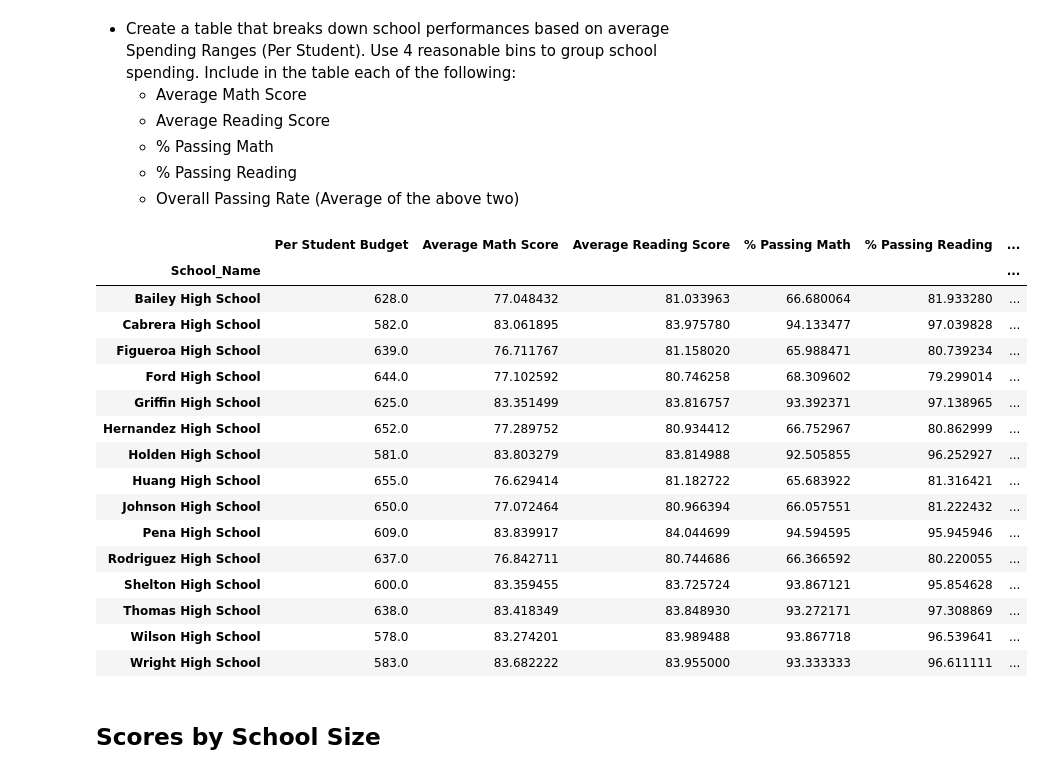
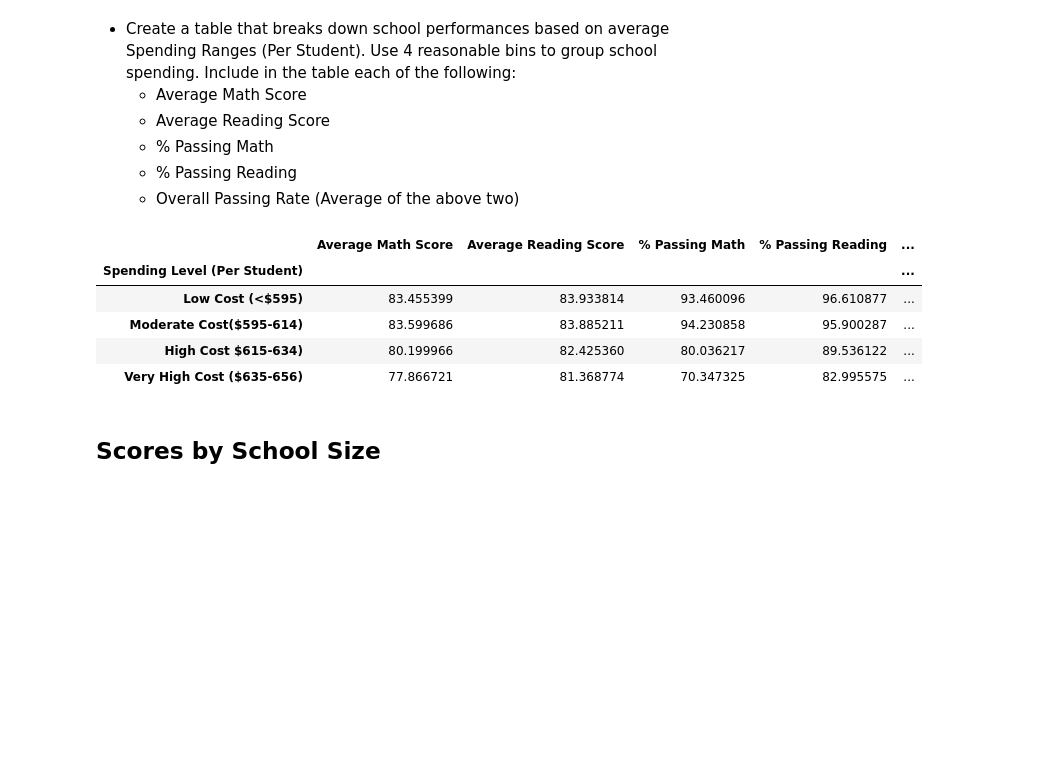
Before and after one commit to temidayo1234/Pandas-Challenge, a Jupyter notebook: PyCitySchools/PyCitySchools_starter.ipynb, the cells around one changed output. Saved outputs shown, nothing was run; the diff lists cells and outputs as text; code cells hidden in the pictures; blank space fills up the shorter version.

```diff
--- a/PyCitySchools/PyCitySchools_starter.ipynb
+++ b/PyCitySchools/PyCitySchools_starter.ipynb
@@ -16,4 +16,7 @@ student_data = pd.read_csv(student_data)
 # Combine the data into a single dataset.
 combined_data = pd.merge(student_data, school_data, how="left", on=["school_name"])
 combined_data = combined_data.rename(columns={"school_name":"School_Name"})
+combined_data_copy=combined_data.copy()
+combined_data=combined_data.set_index(["School_Name"])
+combined_data
 # %% [output]
@@ -109,7 +125,7 @@ District_Summary_DF
 Grouped_SN = combined_data.groupby("School_Name")
 
 #Retrieve the type of each school
-School_Type= Grouped_SN.type.unique()
+School_Type= school_data.set_index(["school_name"])["type"]
 
 #Retrieve total budget for each school
 Total_Budget = Grouped_SN.budget.sum()/Grouped_SN.budget.count()
@@ -141,8 +157,9 @@ passing_data3 = combined_data.loc[(combined_data["math_score"] >=70) & (combined
 passing_data3 = passing_data3.groupby("School_Name")
 Passing_Both_Percent = (passing_data3.math_score.count()/Total_Students) * 100
 
+
 #Dataframe for results
-School_Summary_DF = pd.DataFrame({"Type":School_Type,"Total Students":Total_Students,
+School_Summary_DF = pd.DataFrame({"School Type":School_Type,"Total Students":Total_Students,
                                  "Total Budget":Total_Budget,"Per Student Budget":PSB, "Average Math Score":Average_Math_Score,
                                  "Average Reading Score":Average_Reading_Score,"% Passing Math":Passing_Math_Percent,
                                  "% Passing Reading":Passing_Reading_Percent,
@@ -330,38 +344,32 @@ Reading_Scores_by_Grade_DF
   * Overall Passing Rate (Average of the above two)
 # %%
 #Extract needed columns
-Per_School_Spending_DF=School_Summary_DF_Copy.loc[:,["Per Student Budget","Average Math Score",
-                                                "Average Reading Score", "% Passing Math", "% Passing Reading",
-                                                 "% Overall Passing Rate"]]
+Per_School_Spending_DF=School_Summary_DF_Copy.loc[:,["Average Math Score",
+                                                     "Average Reading Score", "% Passing Math",
+                                                     "% Passing Reading","% Overall Passing Rate"]]
 #Create bins
 bins = [578, 595, 615, 635, 656]
 
 #Assign labels
-Budget_Category = ["Low Cost", "Moderate Cost", "High Cost", "Very High Cost"]
+Budget_Category = ["Low Cost (<$595)", "Moderate Cost($595-614)",
+                   "High Cost $615-634)", "Very High Cost ($635-656)"]
 
-#Create new category
-Per_School_Spending_DF["Spending Level (Per Student)"] = pd.cut(Per_School_Spending_DF["Per Student Budget"],bins, labels=Budget_Category,
-                                     include_lowest=True, right = False)
+#Insert bins into new column
+Per_School_Spending_DF["Spending Level (Per Student)"] = pd.cut(School_Summary_DF_Copy["Per Student Budget"],
+                                                                bins, labels=Budget_Category,
+                                                                include_lowest=True, right = False)
 
-Per_School_Spending_DF
+#Groupby teh new column
+Per_School_Spending_DF=Per_School_Spending_DF.groupby("Spending Level (Per Student)")
+
+Per_School_Spending_DF.mean()
 # %% [output]
-|  | Per Student Budget | Average Math Score | Average Reading Score | % Passing Math | % Passing Reading | ... |
-| School_Name |  |  |  |  |  | ... |
-| Bailey High School | 628.0 | 77.048432 | 81.033963 | 66.680064 | 81.933280 | ... |
-| Cabrera High School | 582.0 | 83.061895 | 83.975780 | 94.133477 | 97.039828 | ... |
-| Figueroa High School | 639.0 | 76.711767 | 81.158020 | 65.988471 | 80.739234 | ... |
-| Ford High School | 644.0 | 77.102592 | 80.746258 | 68.309602 | 79.299014 | ... |
-| Griffin High School | 625.0 | 83.351499 | 83.816757 | 93.392371 | 97.138965 | ... |
-| Hernandez High School | 652.0 | 77.289752 | 80.934412 | 66.752967 | 80.862999 | ... |
-| Holden High School | 581.0 | 83.803279 | 83.814988 | 92.505855 | 96.252927 | ... |
-| Huang High School | 655.0 | 76.629414 | 81.182722 | 65.683922 | 81.316421 | ... |
-| Johnson High School | 650.0 | 77.072464 | 80.966394 | 66.057551 | 81.222432 | ... |
-| Pena High School | 609.0 | 83.839917 | 84.044699 | 94.594595 | 95.945946 | ... |
-| Rodriguez High School | 637.0 | 76.842711 | 80.744686 | 66.366592 | 80.220055 | ... |
-| Shelton High School | 600.0 | 83.359455 | 83.725724 | 93.867121 | 95.854628 | ... |
-| Thomas High School | 638.0 | 83.418349 | 83.848930 | 93.272171 | 97.308869 | ... |
-| Wilson High School | 578.0 | 83.274201 | 83.989488 | 93.867718 | 96.539641 | ... |
-| Wright High School | 583.0 | 83.682222 | 83.955000 | 93.333333 | 96.611111 | ... |
+|  | Average Math Score | Average Reading Score | % Passing Math | % Passing Reading | ... |
+| Spending Level (Per Student) |  |  |  |  | ... |
+| Low Cost (<$595) | 83.455399 | 83.933814 | 93.460096 | 96.610877 | ... |
+| Moderate Cost($595-614) | 83.599686 | 83.885211 | 94.230858 | 95.900287 | ... |
+| High Cost $615-634) | 80.199966 | 82.425360 | 80.036217 | 89.536122 | ... |
+| Very High Cost ($635-656) | 77.866721 | 81.368774 | 70.347325 | 82.995575 | ... |
 # %% [markdown]
 ## Scores by School Size
 # %% [markdown]
```
Also changed, not shown: parts of 8 cells of this notebook.
